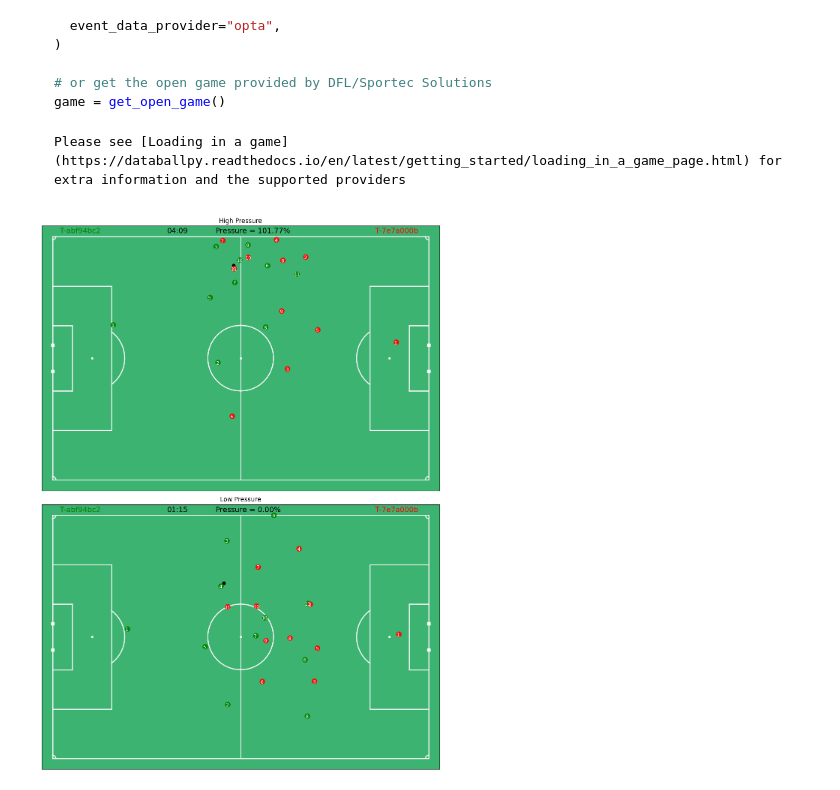
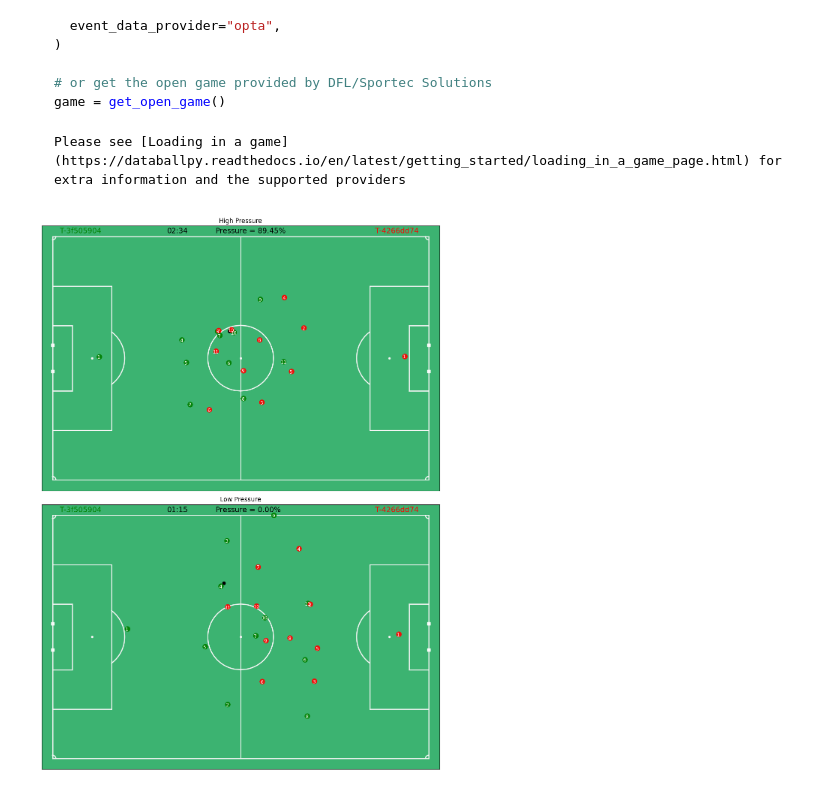
Before and after one commit to Alek050/databallpy, a Jupyter notebook: docs/features/pressure_page.ipynb, the cells around one changed output. Drawn from its saved outputs; the diff is of its cells as text; code cells hidden in the pictures.

```diff
--- a/docs/features/pressure_page.ipynb
+++ b/docs/features/pressure_page.ipynb
@@ -349,53 +349,54 @@ import os
 
 game = get_saved_game("synced_game", os.path.join(os.getcwd(), "../saved_games"))
 # %%
-from databallpy.features import get_pressure_on_player
 from databallpy.visualize import plot_tracking_data
 
-game.passes_df["pressure"] = np.nan
-for pass_ in game.pass_events.values():
-    td_frame = game.tracking_data[game.tracking_data["event_id"]==pass_.event_id].iloc[0]
-    pressure = get_pressure_on_player(
-        td_frame=td_frame,
+game.pass_events["pressure"] = np.nan
+for i, pass_ in game.pass_events.iterrows():
+    index = game.tracking_data[game.tracking_data["event_id"]==pass_.event_id].index[0]
+    pressure = game.tracking_data.get_pressure_on_player(
+        index=index,
         column_id=game.player_id_to_column_id(pass_.player_id),
         pitch_size=game.pitch_dimensions,
         d_front="variable",
         d_back=3.0,
         q=1.75,
     )
-    game.passes_df.loc[game.passes_df["event_id"]==pass_.event_id, "pressure"] = pressure
+    game.pass_events.loc[game.pass_events["event_id"]==pass_.event_id, "pressure"] = pressure
+    if i > 50:
+        break
 
 fig, (ax1, ax2) = plt.subplots(2, 1, figsize=(25, 15))
 fig, ax1 = plot_soccer_pitch(field_dimen=game.pitch_dimensions, ax=ax1, fig=fig)
 fig, ax2 = plot_soccer_pitch(field_dimen=game.pitch_dimensions, ax=ax2, fig=fig)
 
-high_pressure_pass_id = game.passes_df.loc[game.passes_df["pressure"] == game.passes_df["pressure"].max(), "event_id"].values[0]
-low_pressure_pass_id = game.passes_df.loc[game.passes_df["pressure"] == game.passes_df["pressure"].min(), "event_id"].values[3]
+high_pressure_pass_id = game.pass_events.loc[game.pass_events["pressure"] == game.pass_events["pressure"].max(), "event_id"].values[0]
+low_pressure_pass_id = game.pass_events.loc[game.pass_events["pressure"] == game.pass_events["pressure"].min(), "event_id"].values[3]
 
 high_pressure_frame = game.tracking_data[game.tracking_data["event_id"]==high_pressure_pass_id].index[0]
 low_pressure_frame = game.tracking_data[game.tracking_data["event_id"]==low_pressure_pass_id].index[0]
 
 fig, ax1 = plot_tracking_data(
     game,
     high_pressure_frame,
     ax=ax1,
     fig=fig,
-    variable_of_interest=f"Pressure = {game.passes_df.loc[game.passes_df['event_id']==high_pressure_pass_id, 'pressure'].values[0]:.2f}%",
+    variable_of_interest=f"Pressure = {game.pass_events.loc[game.pass_events['event_id']==high_pressure_pass_id, 'pressure'].values[0]:.2f}%",
     title="High Pressure"
     )
 fig, ax2 = plot_tracking_data(
     game,
     low_pressure_frame,
     ax=ax2,
     fig=fig,
-    variable_of_interest=f"Pressure = {game.passes_df.loc[game.passes_df['event_id']==low_pressure_pass_id, 'pressure'].values[0]:.2f}%",
+    variable_of_interest=f"Pressure = {game.pass_events.loc[game.pass_events['event_id']==low_pressure_pass_id, 'pressure'].values[0]:.2f}%",
     title="Low Pressure"
     )
 
 ax1.set_aspect("equal")
 ax2.set_aspect("equal")
 fig.tight_layout()
 
 plt.show()
 # %% [output]
-[figure, old version]
+[figure, new version]
```
Also changed, not shown: parts of 2 cells of this notebook, 18 other files.
